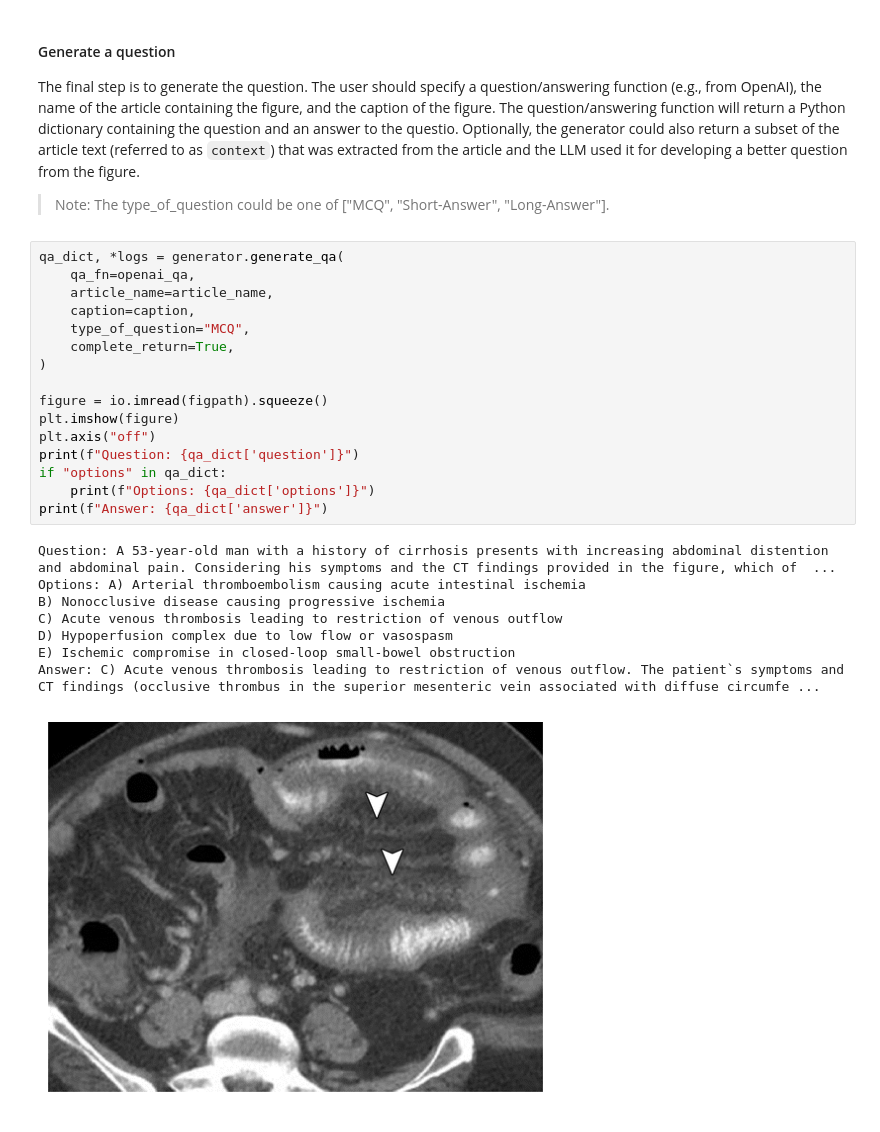
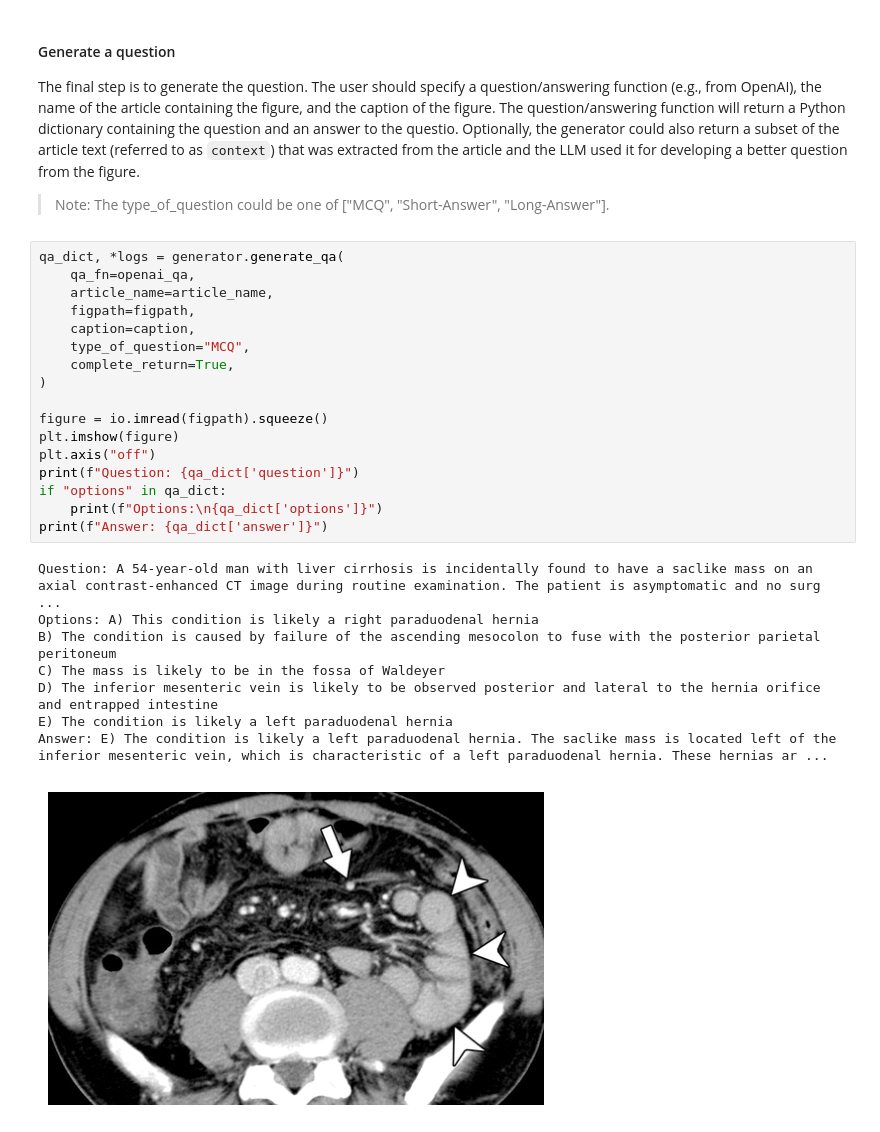
Before and after one commit to PouriaRouzrokh/RadQBLLM, a Jupyter notebook: demo/notebook_demo.ipynb, the cells around one changed output. Drawn from its saved outputs; the diff is of its cells as text.

```diff
--- a/demo/notebook_demo.ipynb
+++ b/demo/notebook_demo.ipynb
@@ -85,28 +85,29 @@ The final step is to generate the question. The user should specify a question/a
 # %%
 qa_dict, *logs = generator.generate_qa(
     qa_fn=openai_qa,
     article_name=article_name,
+    figpath=figpath,
     caption=caption,
     type_of_question="MCQ",
     complete_return=True,
 )
 
 figure = io.imread(figpath).squeeze()
 plt.imshow(figure)
 plt.axis("off")
 print(f"Question: {qa_dict['question']}")
 if "options" in qa_dict:
-    print(f"Options: {qa_dict['options']}")
+    print(f"Options:\n{qa_dict['options']}")
 print(f"Answer: {qa_dict['answer']}")
 # %% [output]
-Question: A 53-year-old man with a history of cirrhosis presents with increasing abdominal distention and abdominal pain. Considering his symptoms and the CT findings provided in the figure, which of  ...
-Options: A) Arterial thromboembolism causing acute intestinal ischemia
-B) Nonocclusive disease causing progressive ischemia
-C) Acute venous thrombosis leading to restriction of venous outflow
-D) Hypoperfusion complex due to low flow or vasospasm
-E) Ischemic compromise in closed-loop small-bowel obstruction
-Answer: C) Acute venous thrombosis leading to restriction of venous outflow. The patient`s symptoms and CT findings (occlusive thrombus in the superior mesenteric vein associated with diffuse circumfe ...
+Question: A 54-year-old man with liver cirrhosis is incidentally found to have a saclike mass on an axial contrast-enhanced CT image during routine examination. The patient is asymptomatic and no surg ...
+Options: A) This condition is likely a right paraduodenal hernia
+B) The condition is caused by failure of the ascending mesocolon to fuse with the posterior parietal peritoneum
+C) The mass is likely to be in the fossa of Waldeyer
+D) The inferior mesenteric vein is likely to be observed posterior and lateral to the hernia orifice and entrapped intestine
+E) The condition is likely a left paraduodenal hernia
+Answer: E) The condition is likely a left paraduodenal hernia. The saclike mass is located left of the inferior mesenteric vein, which is characteristic of a left paraduodenal hernia. These hernias ar ...
-[figure, old version]
+[figure, new version]
 # %%
 # Printing the logs will give you the following information:
 # - Response generated from the first LLM (QA generator)
```
Also changed, not shown: parts of 3 cells of this notebook, 5 other files.
